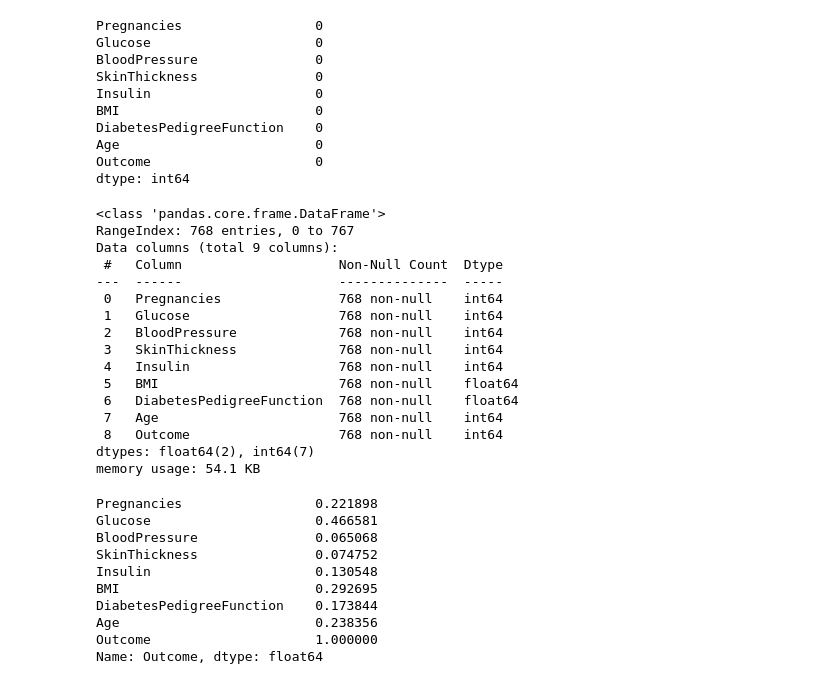
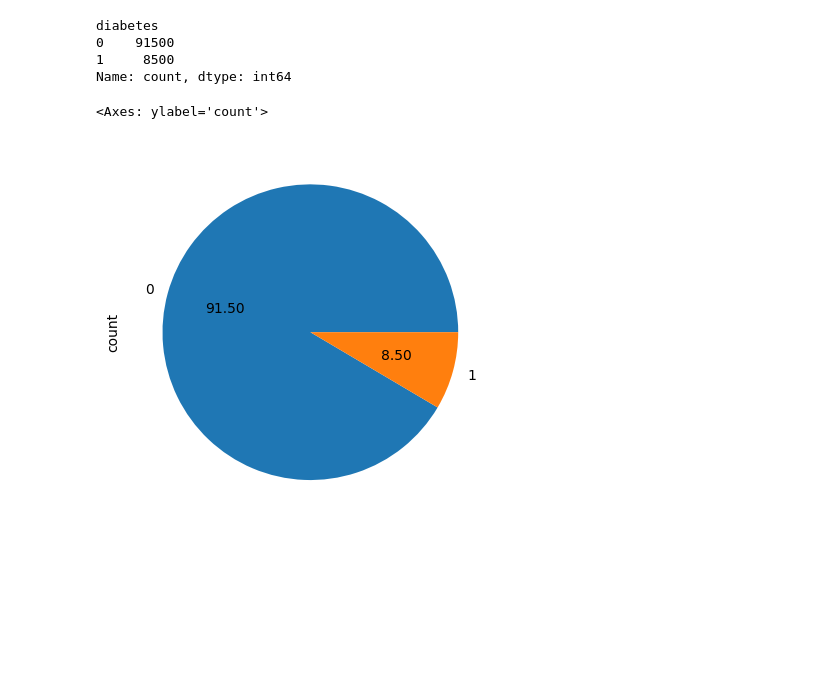
Before and after one commit to P-M-Manmohan/Data-analysis, a Jupyter notebook: analysis.ipynb, the cells around one changed output. Saved outputs shown, nothing was run; the diff lists cells and outputs as text; code cells hidden in the pictures; blank space fills up the shorter version.

```diff
--- a/analysis.ipynb
+++ b/analysis.ipynb
@@ -13,32 +12,0 @@ data.head()
-# %%
-data.isnull().sum()
-# %% [output]
-Pregnancies                 0
-Glucose                     0
-BloodPressure               0
-SkinThickness               0
-Insulin                     0
-BMI                         0
-DiabetesPedigreeFunction    0
-Age                         0
-Outcome                     0
-dtype: int64
-# %%
-data.info()
-# %% [output]
-<class 'pandas.core.frame.DataFrame'>
-RangeIndex: 768 entries, 0 to 767
-Data columns (total 9 columns):
- #   Column                    Non-Null Count  Dtype
----  ------                    --------------  -----
- 0   Pregnancies               768 non-null    int64
- 1   Glucose                   768 non-null    int64
- 2   BloodPressure             768 non-null    int64
- 3   SkinThickness             768 non-null    int64
- 4   Insulin                   768 non-null    int64
- 5   BMI                       768 non-null    float64
- 6   DiabetesPedigreeFunction  768 non-null    float64
- 7   Age                       768 non-null    int64
- 8   Outcome                   768 non-null    int64
-dtypes: float64(2), int64(7)
-memory usage: 54.1 KB
@@ -47,13 +13,15 @@ data_corr = data.corr()
-# %%
-data_corr["Outcome"]
-# %% [output]
-Pregnancies                 0.221898
-Glucose                     0.466581
-BloodPressure               0.065068
-SkinThickness               0.074752
-Insulin                     0.130548
-BMI                         0.292695
-DiabetesPedigreeFunction    0.173844
-Age                         0.238356
-Outcome                     1.000000
-Name: Outcome, dtype: float64
+# %%
+x = data.drop(['diabetes'], axis = 1)
+y = data['diabetes']
+# %%
+y.value_counts()
+# %% [output]
+diabetes
+0    91500
+1     8500
+Name: count, dtype: int64
+# %%
+y.value_counts().plot.pie(autopct='%.2f')
+# %% [output]
+<Axes: ylabel='count'>
+[figure, added]
```
Also changed, not shown: parts of 13 cells of this notebook.
